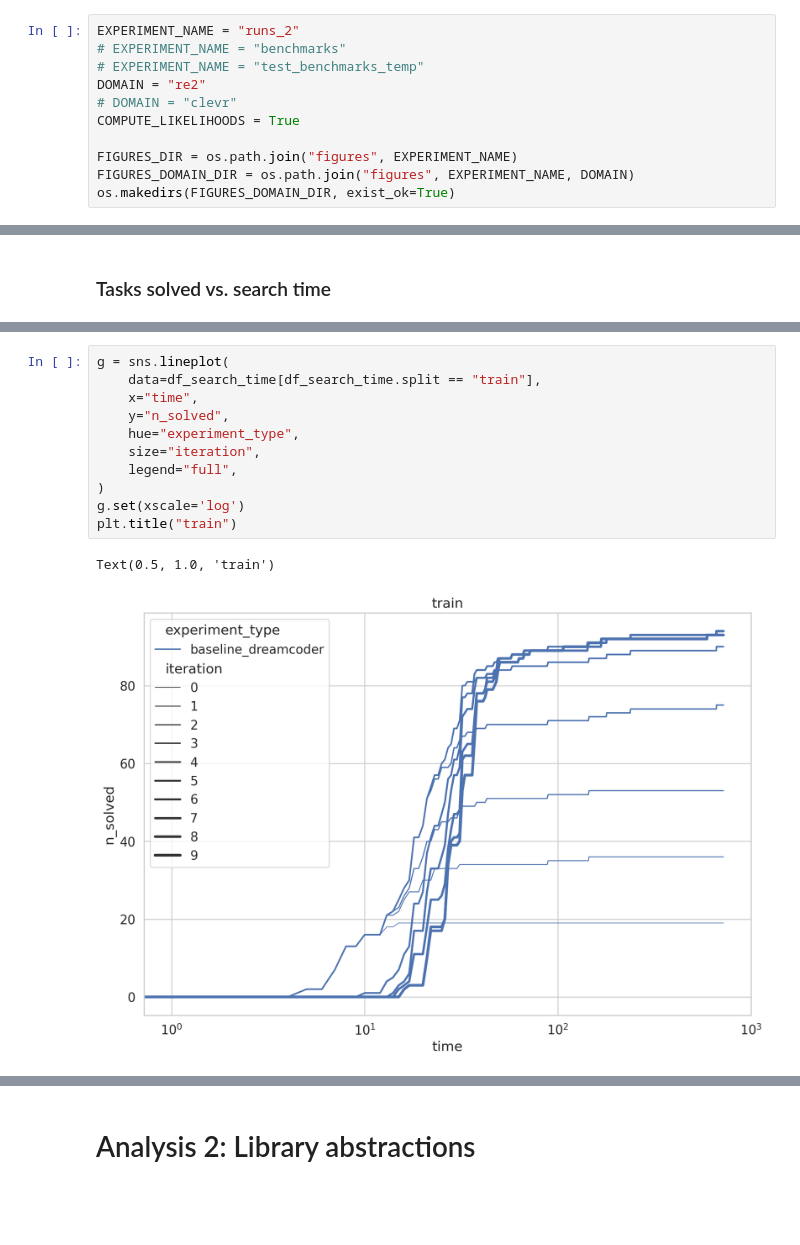
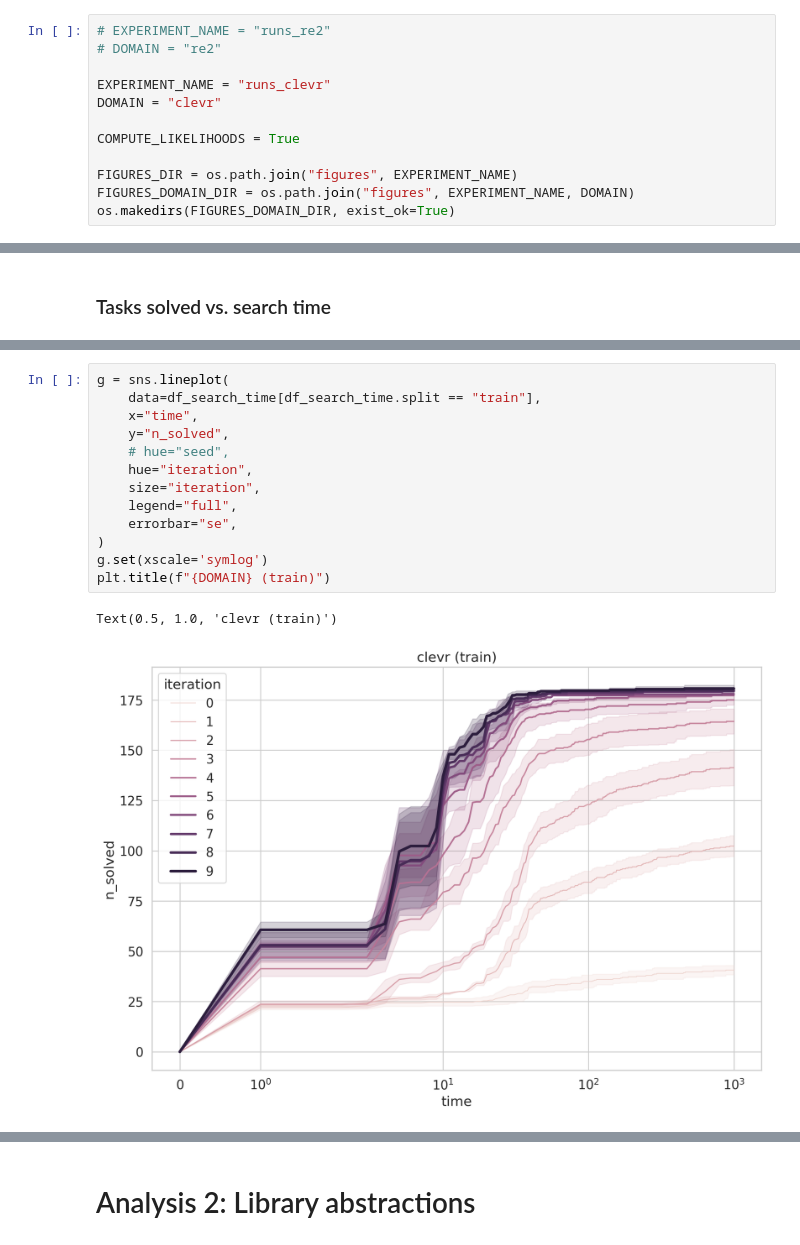
Before and after one commit to gabegrand/lilo, a Jupyter notebook: analysis/analyze_synthesis_experiment.ipynb, the cells around one changed output, grey strips where cells are left out. Drawn from its saved outputs; the diff is of its cells as text; blank space fills up the shorter version.

```diff
--- a/analysis/analyze_synthesis_experiment.ipynb
+++ b/analysis/analyze_synthesis_experiment.ipynb
@@ -20,11 +20,12 @@ sns.set_theme(style="whitegrid", font_scale=1.25, rc={'figure.figsize':(12, 8)})
 # %%
 %config InlineBackend.figure_format = 'retina'
 # %%
-EXPERIMENT_NAME = "runs_2"
-# EXPERIMENT_NAME = "benchmarks"
-# EXPERIMENT_NAME = "test_benchmarks_temp"
-DOMAIN = "re2"
-# DOMAIN = "clevr"
+# EXPERIMENT_NAME = "runs_re2"
+# DOMAIN = "re2"
+
+EXPERIMENT_NAME = "runs_clevr"
+DOMAIN = "clevr"
+
 COMPUTE_LIKELIHOODS = True
 
 FIGURES_DIR = os.path.join("figures", EXPERIMENT_NAME)
@@ -139,17 +145,19 @@ df_search_time[df_search_time.split == "train"].query("iteration == 2")
 # %%
 g = sns.lineplot(
     data=df_search_time[df_search_time.split == "train"],
     x="time",
     y="n_solved",
-    hue="experiment_type",
+    # hue="seed",
+    hue="iteration",
     size="iteration",
     legend="full",
+    errorbar="se",
 )
-g.set(xscale='log')
-plt.title("train")
+g.set(xscale='symlog')
+plt.title(f"{DOMAIN} (train)")
 # %% [output]
-Text(0.5, 1.0, 'train')
+Text(0.5, 1.0, 'clevr (train)')
-[figure, old version]
+[figure, new version]
 # %%
 g = sns.lineplot(
     data=df_search_time[df_search_time.split == "test"],
```
Also changed, not shown: parts of 16 cells of this notebook.
